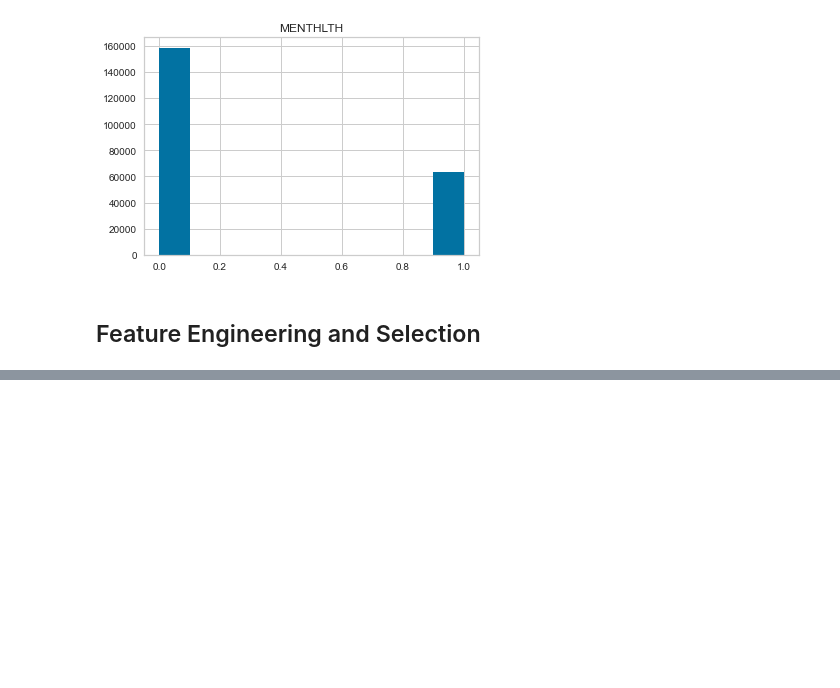
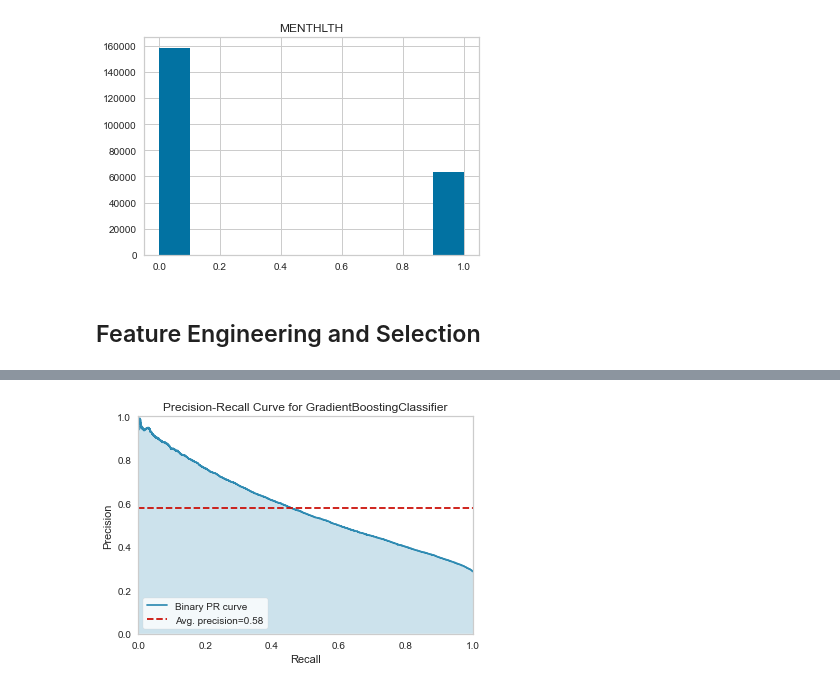
Before and after one commit to UC-Healthcare/Healthcare_Analysis, a Jupyter notebook: ML_Model_Final.ipynb, the cells around one changed output, grey strips where cells are left out. Saved outputs shown, nothing was run; the diff lists cells and outputs as text; code cells hidden in the pictures; blank space fills up the shorter version.

```diff
--- a/ML_Model_Final.ipynb
+++ b/ML_Model_Final.ipynb
@@ -154,0 +268,3 @@ best_model = compare_models()
+# %%
+# Create gradient boosting classifier model
+gbc = create_model('gbc')
@@ -157,9 +289,3 @@ best_model = compare_models()
 # %%
-# Create a random forest classifier.
-rf_model = RandomForestClassifier(n_estimators=128, random_state=0)
-
-# Fitting the model
-rf_model = rf_model.fit(X_train_scaled, y_train)
-
-# Evaluate the model
-y_pred = rf_model.predict(X_test_scaled)
+# Automatically tune model parameters using PyCaret
+tuned_gbc = tune_model(gbc)
@@ -166,17 +310,4 @@ y_pred = rf_model.predict(X_test_scaled)
 # %%
-# Calculating the confusion matrix.
-cm = confusion_matrix(y_test, y_pred)
-
-# Create a DataFrame from the confusion matrix.
-cm_df = pd.DataFrame(
-    cm, index=["Actual 0", "Actual 1"], columns=["Predicted 0", "Predicted 1"])
-
-# Calculating the accuracy score.
-acc_score = accuracy_score(y_test, y_pred)
-
-# Displaying results
-print("Confusion Matrix")
-display(cm_df)
-print(f"Accuracy Score : {acc_score}")
-print("Classification Report")
-print(classification_report(y_test, y_pred))
+# Precision Recall Curve
+plot_model(tuned_gbc, plot = 'pr')
+# %% [output]
@@ -182,0 +315 @@ print(classification_report(y_test, y_pred))
+[figure, added]
```
Also changed, not shown: parts of 28 cells of this notebook, 1 other file.
